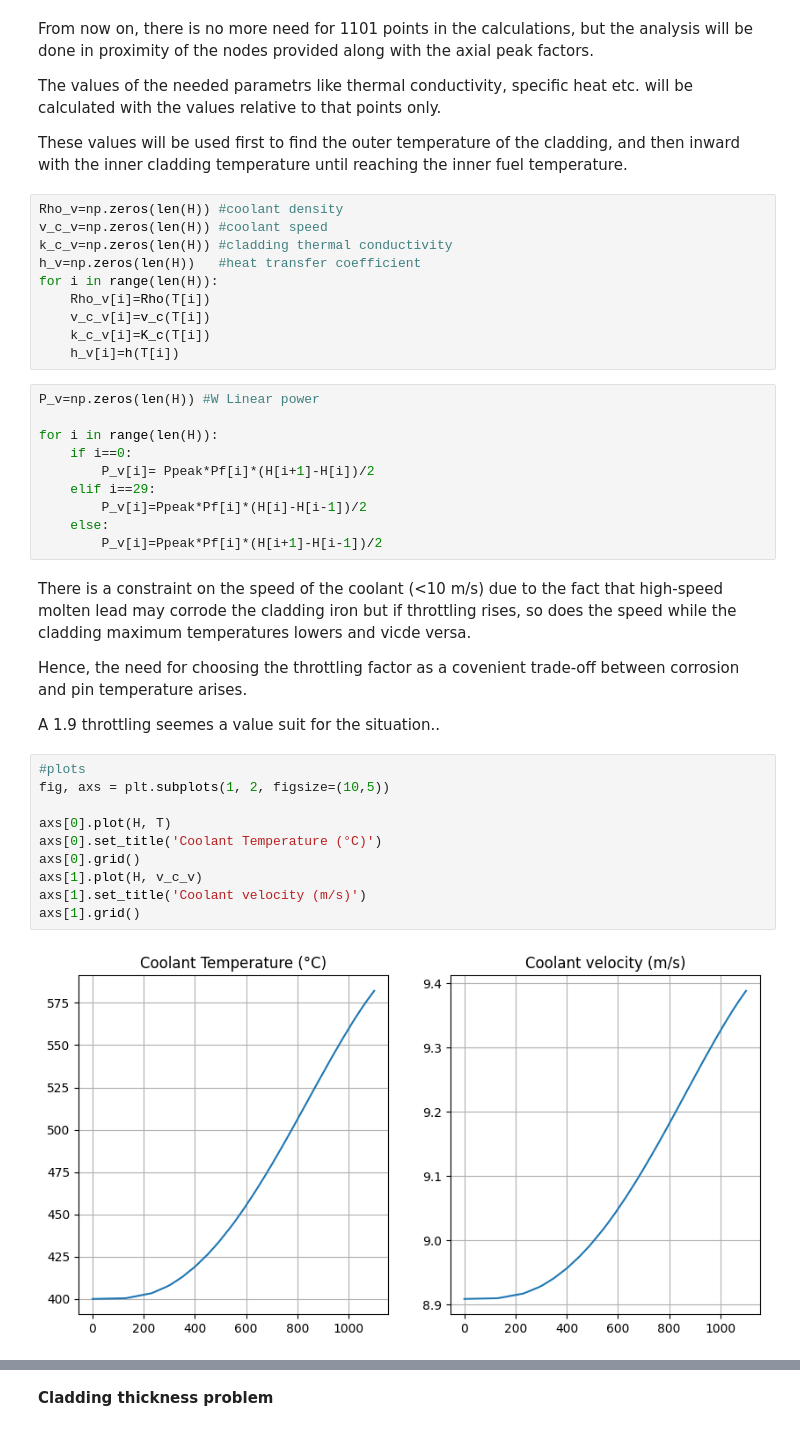
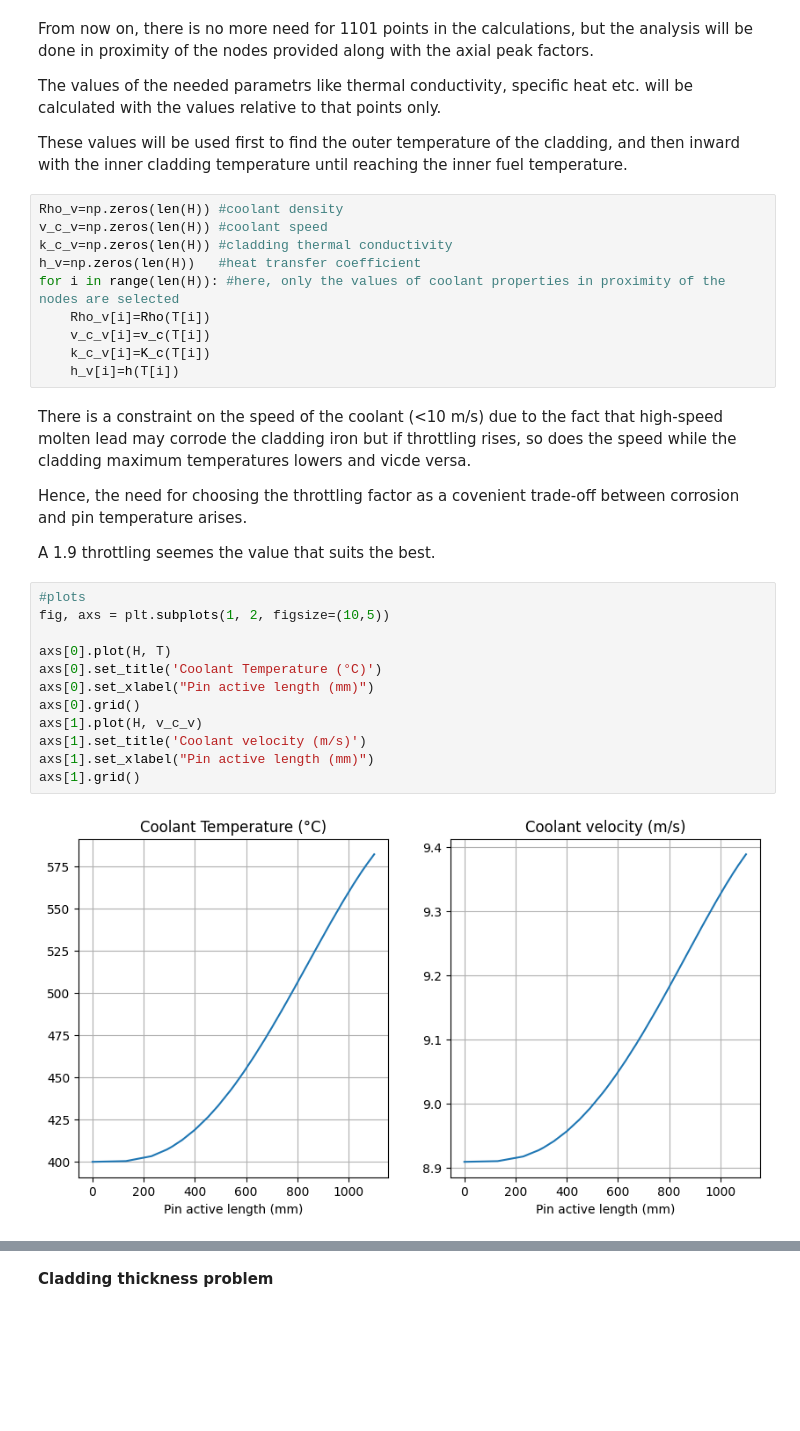
Before and after one commit to Andrea1999Broglia/ASTRID-reactor-fuel-pin-design, a Jupyter notebook: Reactor model.ipynb, the cells around one changed output, grey strips where cells are left out. Saved outputs shown, nothing was run; the diff lists cells and outputs as text; blank space fills up the shorter version.

```diff
--- a/Reactor model.ipynb
+++ b/Reactor model.ipynb
@@ -330,38 +269,30 @@ Rho_v=np.zeros(len(H)) #coolant density
 v_c_v=np.zeros(len(H)) #coolant speed
 k_c_v=np.zeros(len(H)) #cladding thermal conductivity
 h_v=np.zeros(len(H))   #heat transfer coefficient
-for i in range(len(H)):
+for i in range(len(H)): #here, only the values of coolant properties in proximity of the nodes are selected
     Rho_v[i]=Rho(T[i])
     v_c_v[i]=v_c(T[i])
     k_c_v[i]=K_c(T[i])
     h_v[i]=h(T[i])
-# %%
-P_v=np.zeros(len(H)) #W Linear power
-
-for i in range(len(H)):
-    if i==0:
-        P_v[i]= Ppeak*Pf[i]*(H[i+1]-H[i])/2
-    elif i==29:
-        P_v[i]=Ppeak*Pf[i]*(H[i]-H[i-1])/2
-    else:
-        P_v[i]=Ppeak*Pf[i]*(H[i+1]-H[i-1])/2
 # %% [markdown]
 There is a constraint on the speed of the coolant (<10 m/s) due to the fact that high-speed molten lead may corrode the cladding iron but if throttling rises, so does the speed while the cladding maximum temperatures lowers and vicde versa.
 
 
 Hence, the need for choosing the throttling factor as a covenient trade-off between corrosion and pin temperature arises.
 
-A 1.9 throttling seemes a value suit for the situation..
+A 1.9 throttling seemes the value that suits the best.
 # %%
 #plots
 fig, axs = plt.subplots(1, 2, figsize=(10,5))
 
 axs[0].plot(H, T)
 axs[0].set_title('Coolant Temperature (°C)')
+axs[0].set_xlabel("Pin active length (mm)")
 axs[0].grid()
 axs[1].plot(H, v_c_v)
 axs[1].set_title('Coolant velocity (m/s)')
+axs[1].set_xlabel("Pin active length (mm)")
 axs[1].grid()
 # %% [output]
-[figure, old version]
+[figure, new version]
 # %%
```
Also changed, not shown: parts of 9 cells of this notebook.
